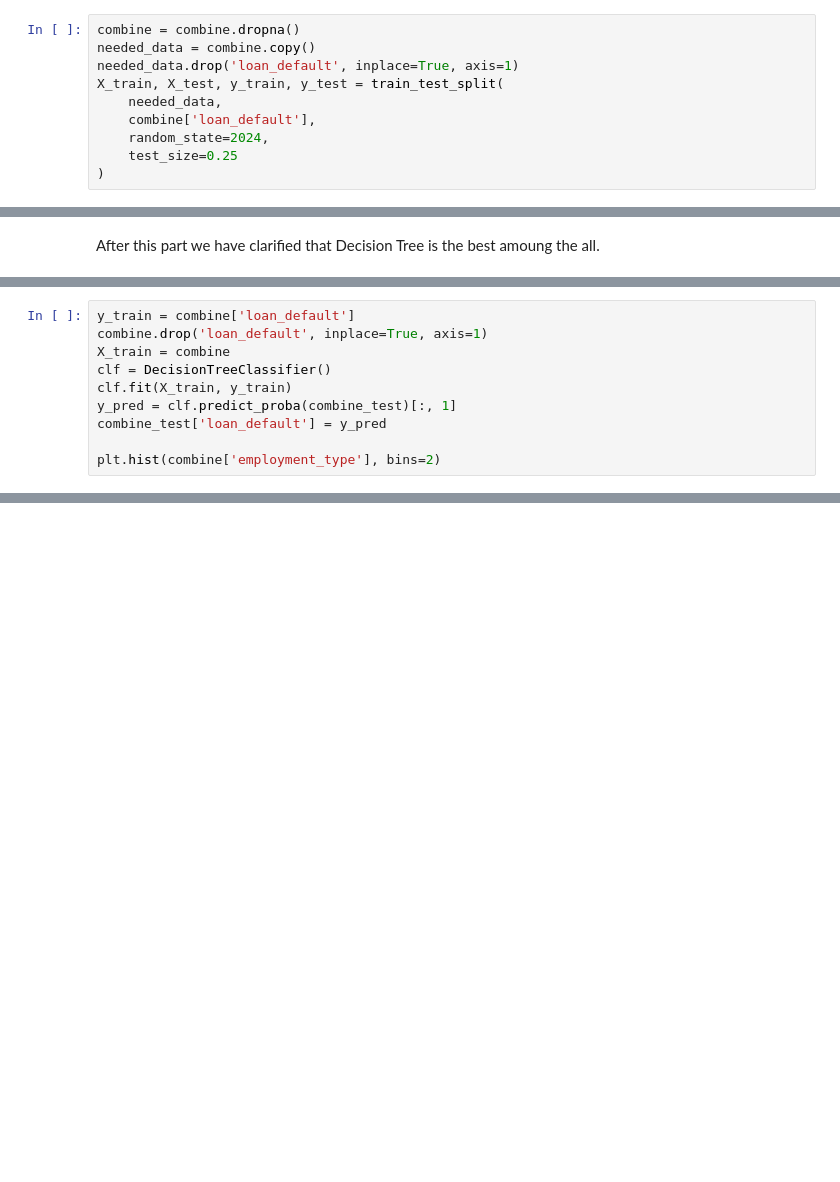
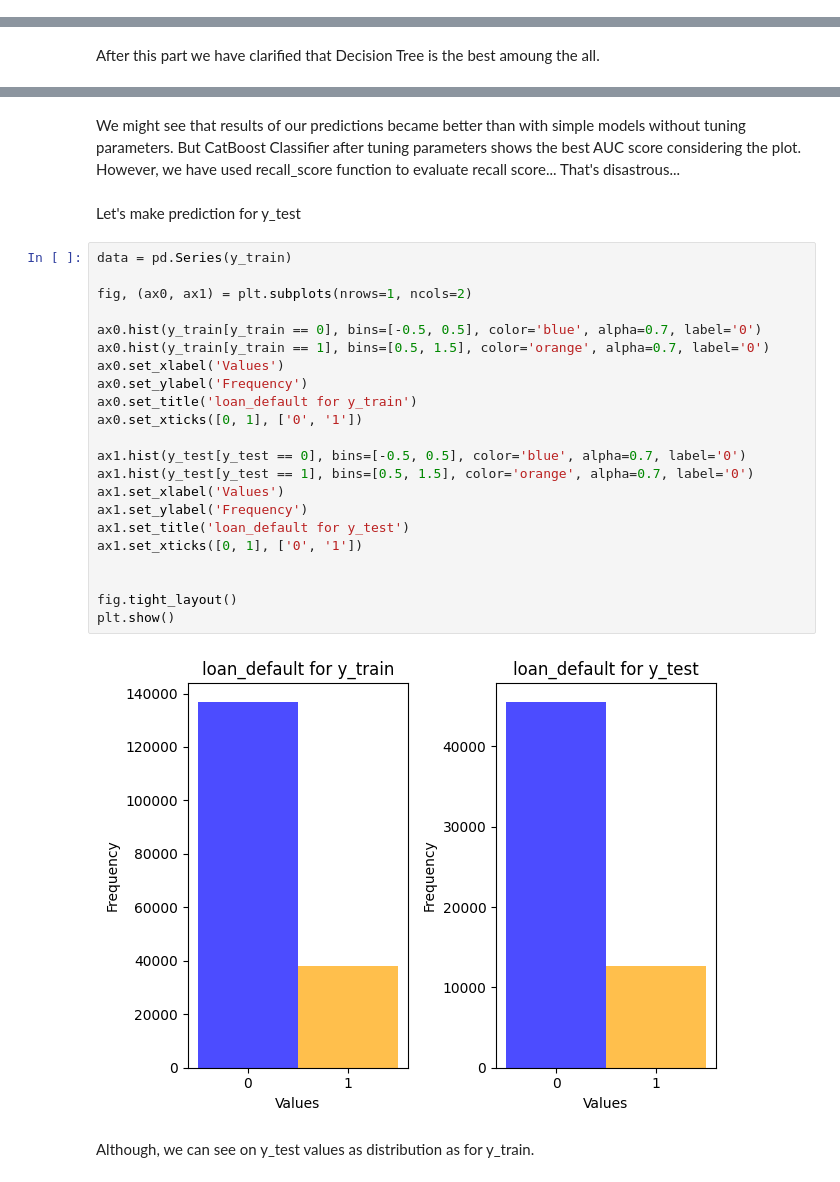
Before and after one commit to nedmitriipavlov/ML_ITMO_project, a Jupyter notebook: auto_credit_data.ipynb, the cells around one changed output, grey strips where cells are left out. Drawn from its saved outputs; the diff is of its cells as text; blank space fills up the shorter version.

```diff
--- a/auto_credit_data.ipynb
+++ b/auto_credit_data.ipynb
@@ -704,10 +696,0 @@ Speaking of model, I think KNN isn't suitable to our data (the algorithm is inef
-# %%
-combine = combine.dropna()
-needed_data = combine.copy()
-needed_data.drop('loan_default', inplace=True, axis=1)
-X_train, X_test, y_train, y_test = train_test_split(
-    needed_data,
-    combine['loan_default'],
-    random_state=2024,
-    test_size=0.25
-)
@@ -917,10 +765,0 @@ Finally, let us try to predict the loan_default value for data_train and analyze
-# %%
-y_train = combine['loan_default']
-combine.drop('loan_default', inplace=True, axis=1)
-X_train = combine
-clf = DecisionTreeClassifier()
-clf.fit(X_train, y_train)
-y_pred = clf.predict_proba(combine_test)[:, 1]
-combine_test['loan_default'] = y_pred
-
-plt.hist(combine['employment_type'], bins=2)
@@ -935,0 +966,30 @@ See the caveats in the documentation: https://pandas.pydata.org/pandas-docs/stab
+# %% [markdown]
+We might see that results of our predictions became better than with simple models without tuning parameters. But CatBoost Classifier after tuning parameters shows the best AUC score considering the plot. However, we have used recall_score function to evaluate recall score... That's disastrous...
+# %% [markdown]
+Let's make prediction for y_test
+# %%
+data = pd.Series(y_train)
+
+fig, (ax0, ax1) = plt.subplots(nrows=1, ncols=2)
+
+ax0.hist(y_train[y_train == 0], bins=[-0.5, 0.5], color='blue', alpha=0.7, label='0')
+ax0.hist(y_train[y_train == 1], bins=[0.5, 1.5], color='orange', alpha=0.7, label='0')
+ax0.set_xlabel('Values')
+ax0.set_ylabel('Frequency')
+ax0.set_title('loan_default for y_train')
+ax0.set_xticks([0, 1], ['0', '1'])
+
+ax1.hist(y_test[y_test == 0], bins=[-0.5, 0.5], color='blue', alpha=0.7, label='0')
+ax1.hist(y_test[y_test == 1], bins=[0.5, 1.5], color='orange', alpha=0.7, label='0')
+ax1.set_xlabel('Values')
+ax1.set_ylabel('Frequency')
+ax1.set_title('loan_default for y_test')
+ax1.set_xticks([0, 1], ['0', '1'])
+
+
+fig.tight_layout()
+plt.show()
+# %% [output]
+[figure, added]
+# %% [markdown]
+Although, we can see on y_test values as distribution as for y_train.
```
Also changed, not shown: parts of 19 cells of this notebook.
